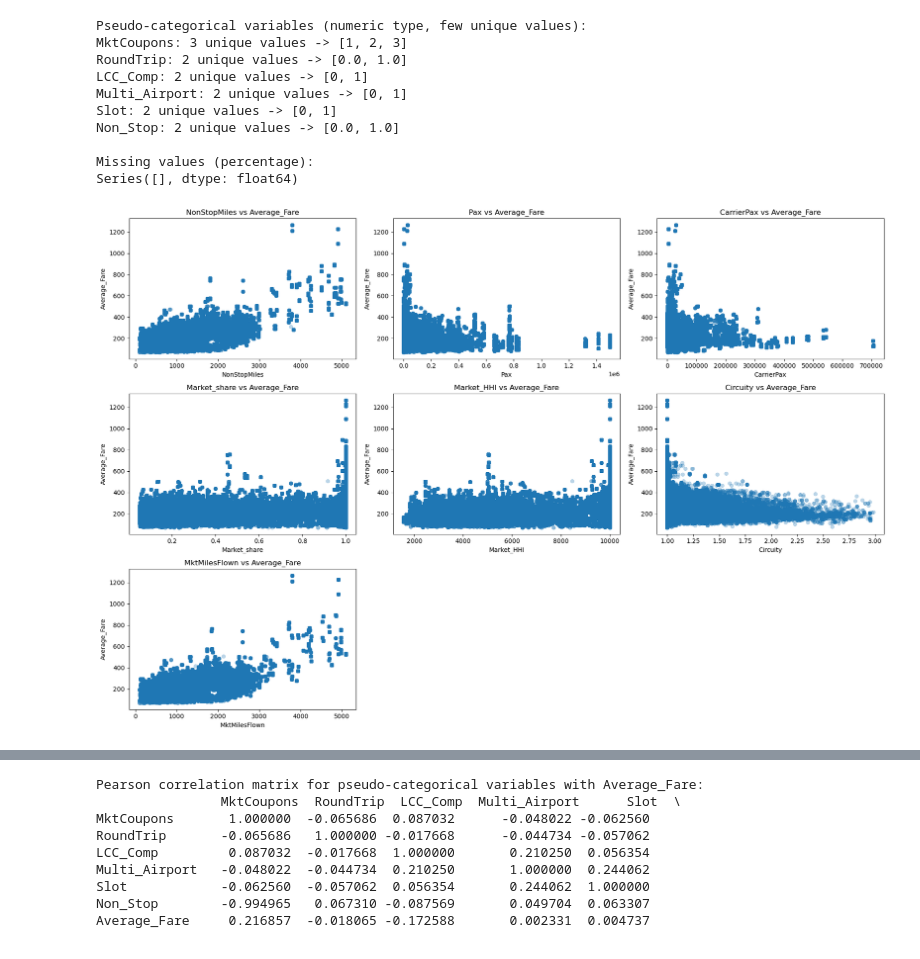
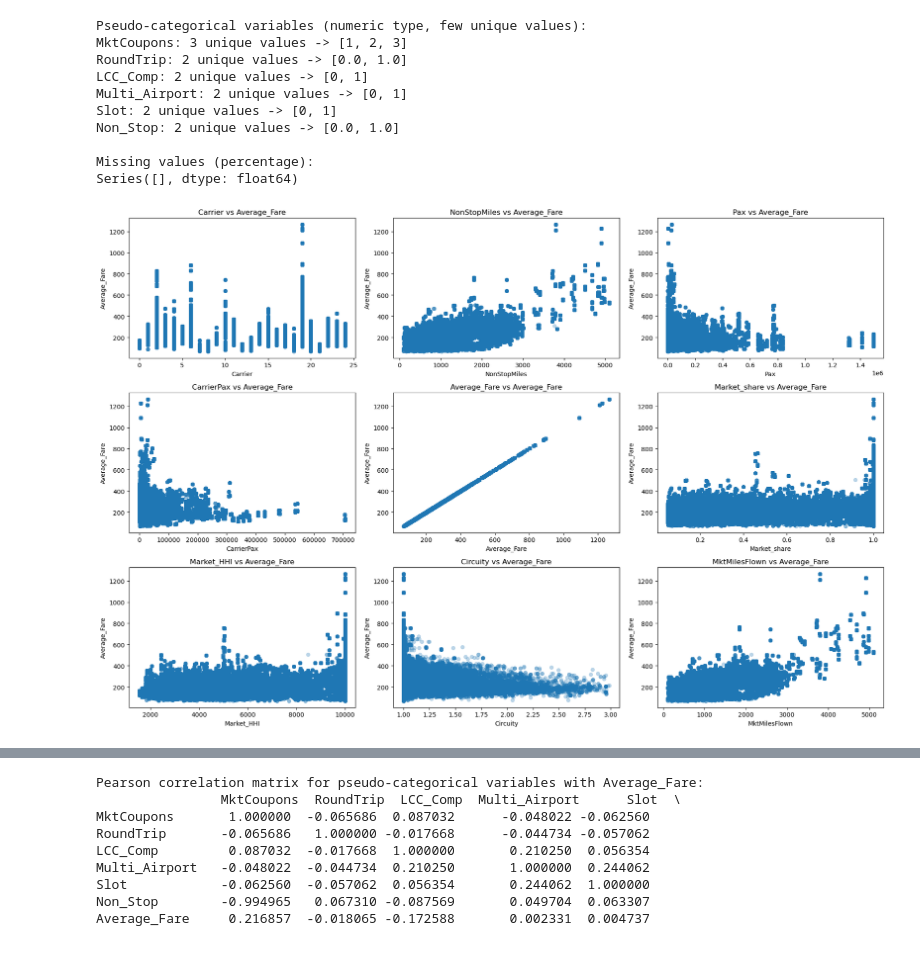
Before and after one commit to mariapycior/airline-fair-prediction-ML, a Jupyter notebook: analysis.ipynb, the cells around one changed output, grey strips where cells are left out. Saved outputs shown, nothing was run; the diff lists cells and outputs as text; code cells hidden in the pictures.

```diff
--- a/analysis.ipynb
+++ b/analysis.ipynb
@@ -109,19 +107,16 @@ Non_Stop: 2 unique values -> [0.0, 1.0]
 Missing values (percentage):
 Series([], dtype: float64)
 # %%
-cols_to_plot = ['NonStopMiles', 'Pax', 'CarrierPax', 'Market_share', 'Market_HHI', 'Circuity', 'MktMilesFlown']
-import seaborn as sns
-
 plt.figure(figsize=(18, 12))
-for i, col in enumerate(cols_to_plot):
+for i, col in enumerate(true_numeric_cols):
     plt.subplot(3, 3, i + 1)
-    sns.scatterplot(data=df, x=col, y='Average_Fare', alpha=0.3, edgecolor=None)
+    sns.scatterplot(data=df, x=true_numeric_cols[i], y='Average_Fare', alpha=0.3, edgecolor=None)
     plt.title(f"{col} vs Average_Fare")
     plt.xlabel(col)
     plt.ylabel("Average_Fare")
 
 plt.tight_layout()
 plt.show()
 # %% [output]
-[figure, old version]
+[figure, new version]
 # %%
```
Also changed, not shown: parts of 8 cells of this notebook.
